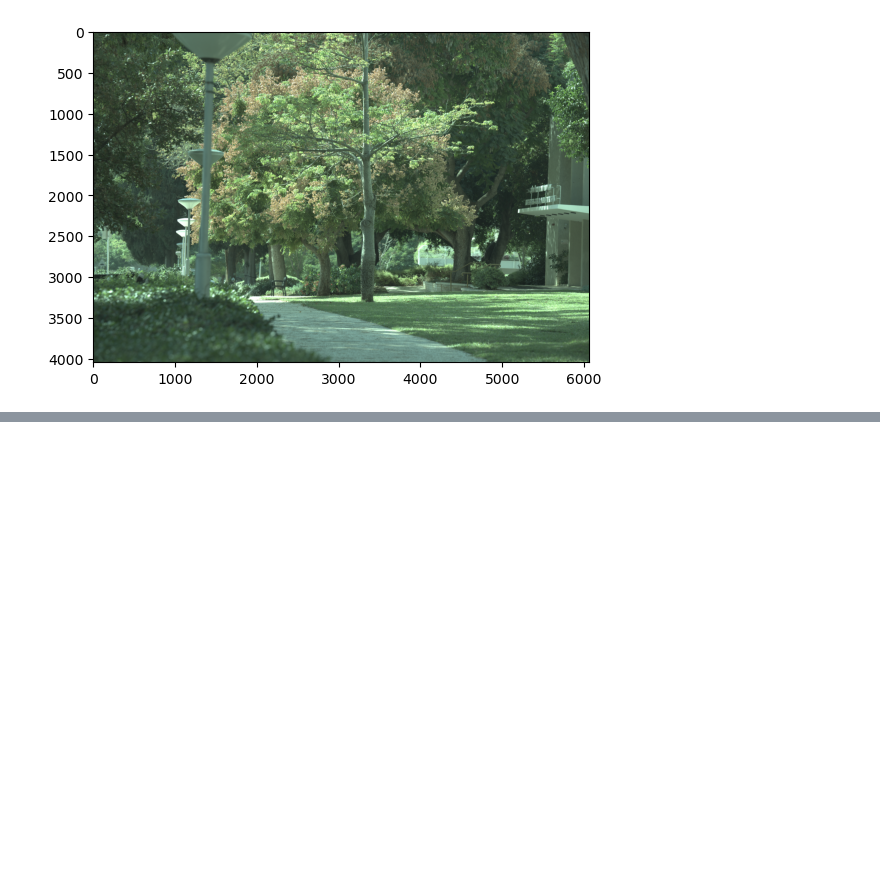
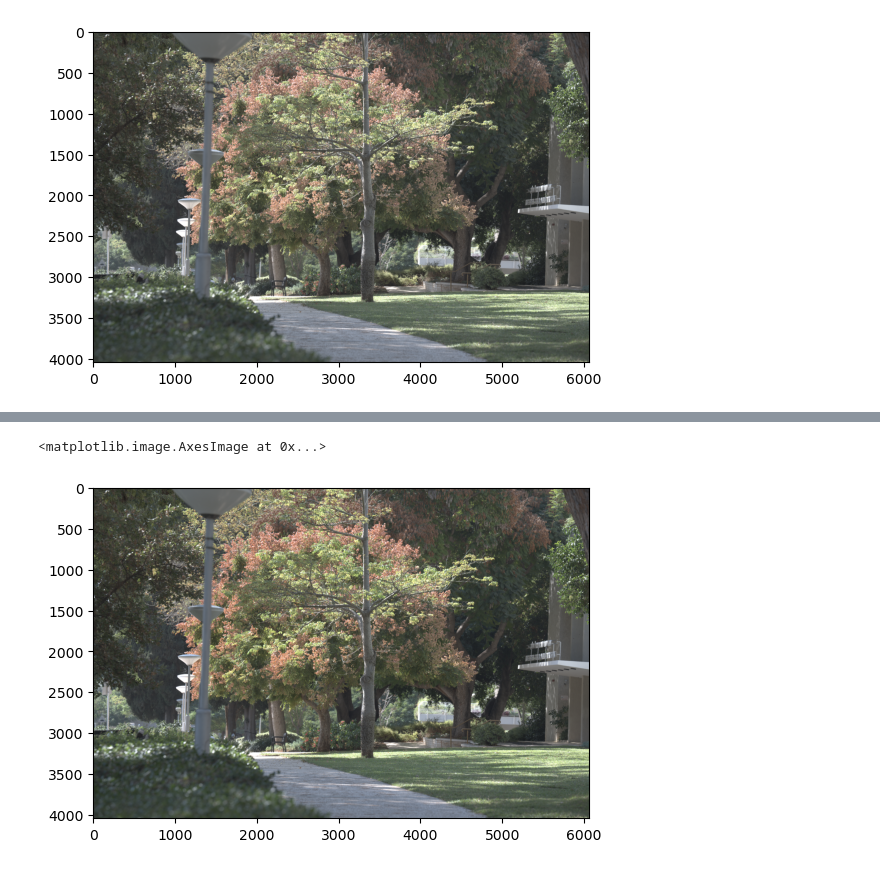
Before and after one commit to Chayush123/Computational-Imaging-Course, a Jupyter notebook: HW1/assgn1/HW1_code.ipynb, the cells around one changed output, grey strips where cells are left out. Saved outputs shown, nothing was run; the diff lists cells and outputs as text; code cells hidden in the pictures; blank space fills up the shorter version.

Commit message:
poppy and bright

```diff
--- a/HW1/assgn1/HW1_code.ipynb
+++ b/HW1/assgn1/HW1_code.ipynb
@@ -184,0 +209,3 @@ AttributeError: 'Figure' object has no attribute 'title'
+# %%
+full_image_to_save = (bright_full_image ** (1/gamma)) * 255
+full_image_to_save = full_image_to_save.astype(np.uint8)
@@ -184,0 +218,2 @@ AttributeError: 'Figure' object has no attribute 'title'
+# %%
+poppy_factor = 1.2
@@ -184,0 +222,10 @@ AttributeError: 'Figure' object has no attribute 'title'
+# %%
+full_image_to_save_hsv = rgb2hsv(full_image_to_save)
+full_image_to_save_hsv[..., 1] *= poppy_factor
+full_image_poppy_rgb = hsv2rgb(full_image_to_save_hsv)
+np.clip(full_image_poppy_rgb, 0, 1, out=full_image_poppy_rgb);
+# %%
+plt.imshow(full_image_poppy_rgb)
+# %% [output]
+<matplotlib.image.AxesImage at 0x...>
+[figure, added]
```
Also changed, not shown: parts of 10 cells of this notebook, 4 other files.
